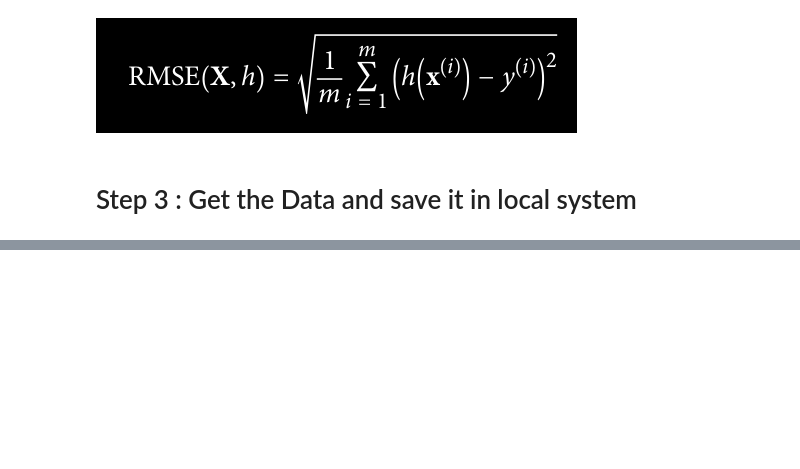
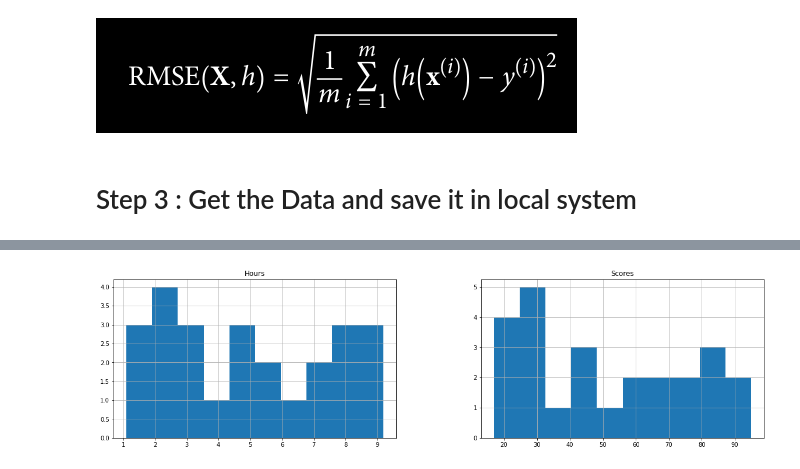
Before and after one commit to Tadele01/The-Sparks-Foundation, a Jupyter notebook: Task 1 Prediction using Supervised ML.ipynb, the cells around one changed output, grey strips where cells are left out. Saved outputs shown, nothing was run; the diff lists cells and outputs as text; code cells hidden in the pictures; blank space fills up the shorter version.

```diff
--- a/Task 1 Prediction using Supervised ML.ipynb
+++ b/Task 1 Prediction using Supervised ML.ipynb
@@ -50,0 +53,6 @@ IsADirectoryError: [Errno 21] Is a directory: 'datasets/task_1/study_hours.csv'
+# %%
+import pandas as pd
+def load_data(data_path = STUDY_HOURS_PATH):
+    csv_path = os.path.join(data_path, "study_hours.csv")
+    return pd.read_csv(csv_path)
+data = load_data()
@@ -50,0 +109,5 @@ IsADirectoryError: [Errno 21] Is a directory: 'datasets/task_1/study_hours.csv'
+# %%
+data.hist(bins=10, figsize=(20, 5))
+plt.show()
+# %% [output]
+[figure, added]
```
Also changed, not shown: parts of 33 cells of this notebook, 1 other file.
